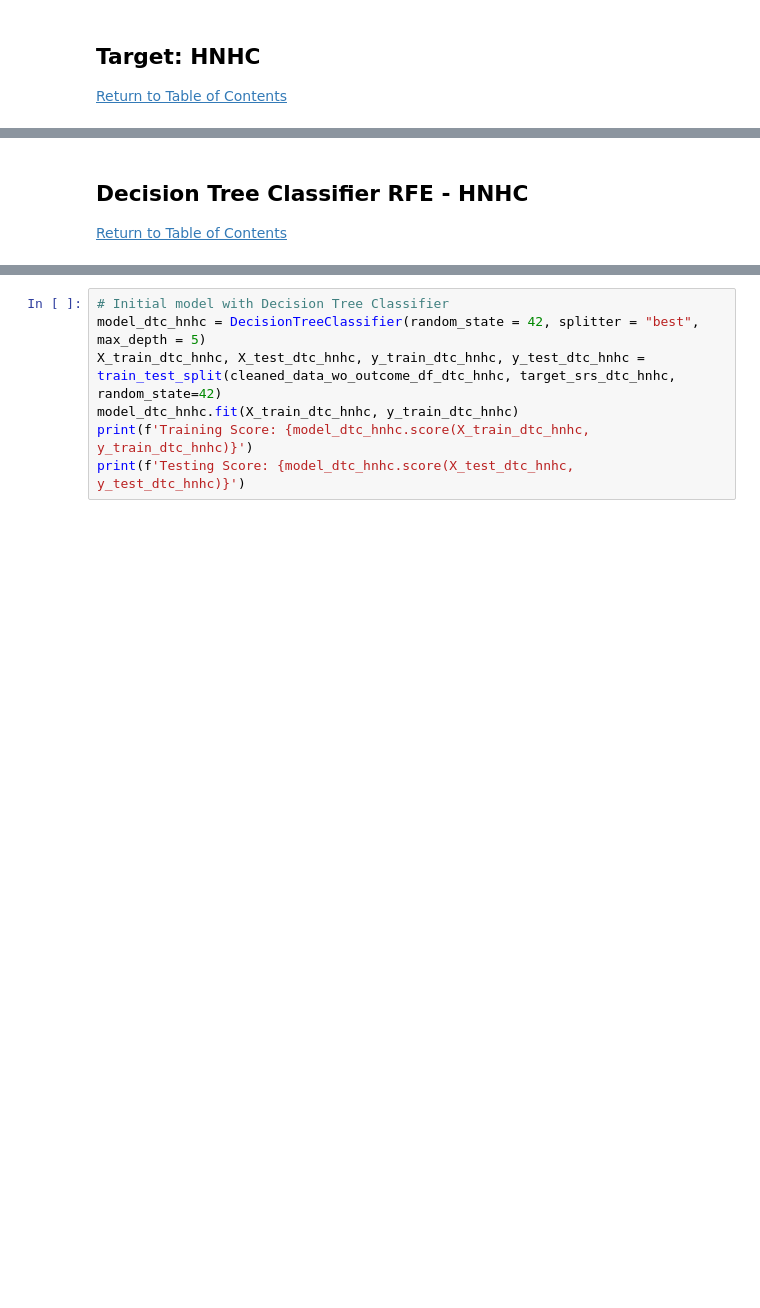
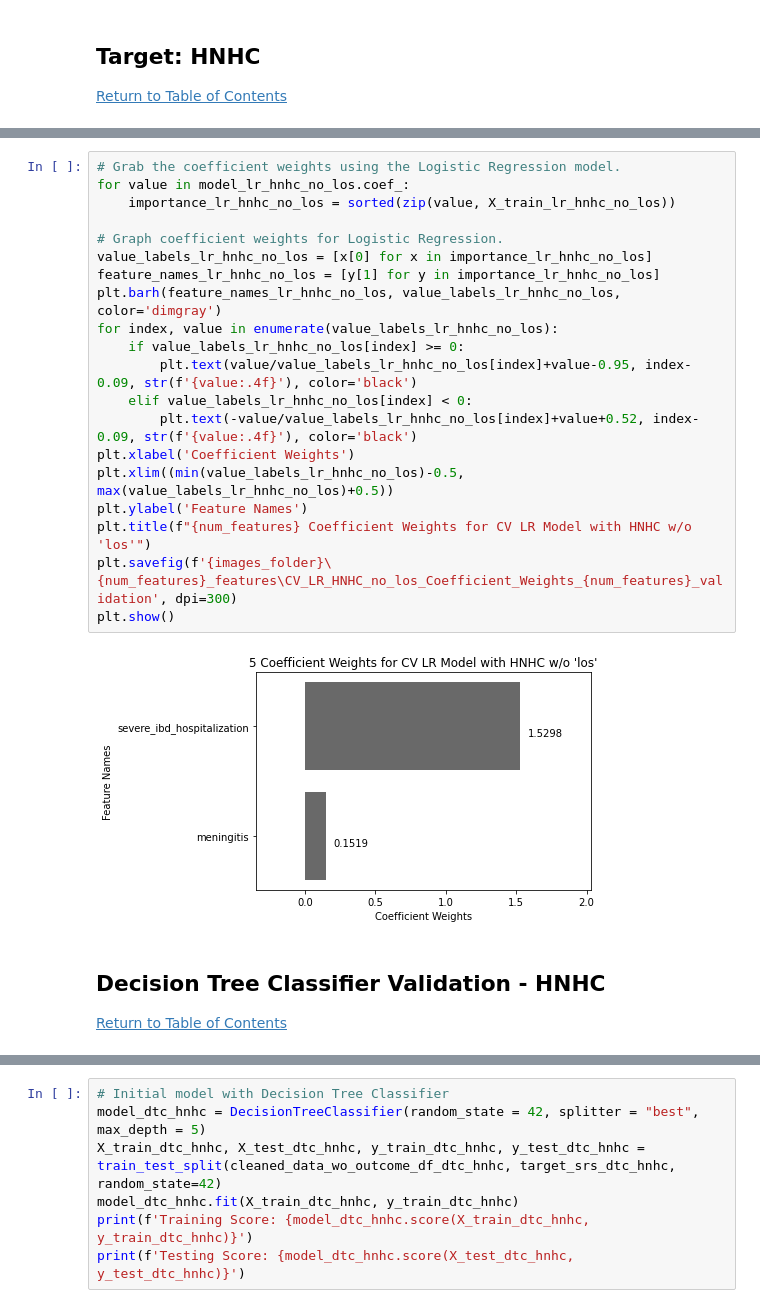
Before and after one commit to Autonomousse/UCSD_NRD_2017, a Jupyter notebook: NRD_2017_ML_Validation_5_Features_SP.ipynb, the cells around one changed output, grey strips where cells are left out. Cells and saved outputs as stored; diff of their text form; blank space fills up the shorter version.

```diff
--- a/NRD_2017_ML_Validation_5_Features_SP.ipynb
+++ b/NRD_2017_ML_Validation_5_Features_SP.ipynb
@@ -456,5 +524,27 @@ def draw_cv_auc_roc(classifier, cv, X, y, num_features, title = 'Receiver Operat
+# %%
+# Grab the coefficient weights using the Logistic Regression model.
+for value in model_lr_hnhc_no_los.coef_:
+    importance_lr_hnhc_no_los = sorted(zip(value, X_train_lr_hnhc_no_los))
+
+# Graph coefficient weights for Logistic Regression.
+value_labels_lr_hnhc_no_los = [x[0] for x in importance_lr_hnhc_no_los]
+feature_names_lr_hnhc_no_los = [y[1] for y in importance_lr_hnhc_no_los]
+plt.barh(feature_names_lr_hnhc_no_los, value_labels_lr_hnhc_no_los, color='dimgray')
+for index, value in enumerate(value_labels_lr_hnhc_no_los):
+    if value_labels_lr_hnhc_no_los[index] >= 0:
+        plt.text(value/value_labels_lr_hnhc_no_los[index]+value-0.95, index-0.09, str(f'{value:.4f}'), color='black')
+    elif value_labels_lr_hnhc_no_los[index] < 0:
+        plt.text(-value/value_labels_lr_hnhc_no_los[index]+value+0.52, index-0.09, str(f'{value:.4f}'), color='black')
+plt.xlabel('Coefficient Weights')
+plt.xlim((min(value_labels_lr_hnhc_no_los)-0.5, max(value_labels_lr_hnhc_no_los)+0.5))
+plt.ylabel('Feature Names')
+plt.title(f"{num_features} Coefficient Weights for CV LR Model with HNHC w/o 'los'")
+plt.savefig(f'{images_folder}\{num_features}_features\CV_LR_HNHC_no_los_Coefficient_Weights_{num_features}_validation', dpi=300)
+plt.show()
+# %% [output]
+[figure, added]
 # %% [markdown]
-## Decision Tree Classifier RFE - HNHC <a class="anchor" id="dtchnhc"></a>
+## Decision Tree Classifier Validation - HNHC <a class="anchor" id="dtchnhc"></a>
 
 [Return to Table of Contents](#contents)
 # %%
```
Also changed, not shown: parts of 62 cells of this notebook, 1 other file.
